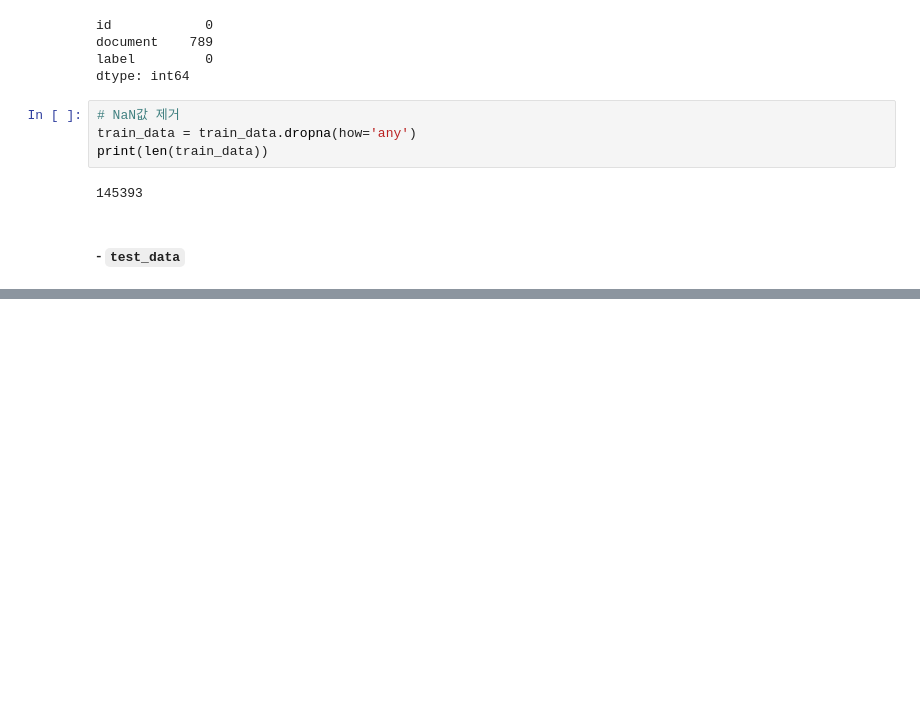
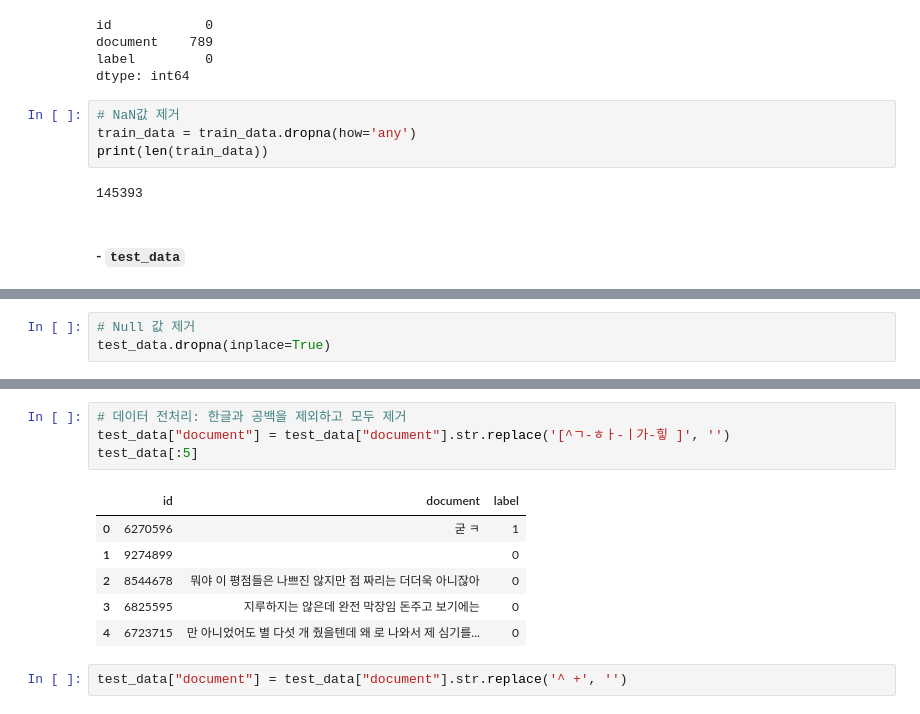
Before and after one commit to youngai1112/HK_Project, a Jupyter notebook: 7_자연어처리/01_네이버영화리뷰.ipynb, the cells around one changed output, grey strips where cells are left out. Saved outputs shown, nothing was run; the diff lists cells and outputs as text; blank space fills up the shorter version.

```diff
--- a/7_자연어처리/01_네이버영화리뷰.ipynb
+++ b/7_자연어처리/01_네이버영화리뷰.ipynb
@@ -177,0 +229,3 @@ print(len(train_data))
+# %%
+# Null 값 제거
+test_data.dropna(inplace=True)
@@ -177,0 +239,13 @@ print(len(train_data))
+# %%
+# 데이터 전처리: 한글과 공백을 제외하고 모두 제거
+test_data["document"] = test_data["document"].str.replace('[^ㄱ-ㅎㅏ-ㅣ가-힣 ]', '')
+test_data[:5]
+# %% [output]
+|  | id | document | label |
+| 0 | 6270596 | 굳 ㅋ | 1 |
+| 1 | 9274899 |  | 0 |
+| 2 | 8544678 | 뭐야 이 평점들은 나쁘진 않지만 점 짜리는 더더욱 아니잖아 | 0 |
+| 3 | 6825595 | 지루하지는 않은데 완전 막장임 돈주고 보기에는 | 0 |
+| 4 | 6723715 | 만 아니었어도 별 다섯 개 줬을텐데 왜 로 나와서 제 심기를... | 0 |
+# %%
+test_data["document"] = test_data["document"].str.replace('^ +', '')
```
Also changed, not shown: parts of 11 cells of this notebook.
